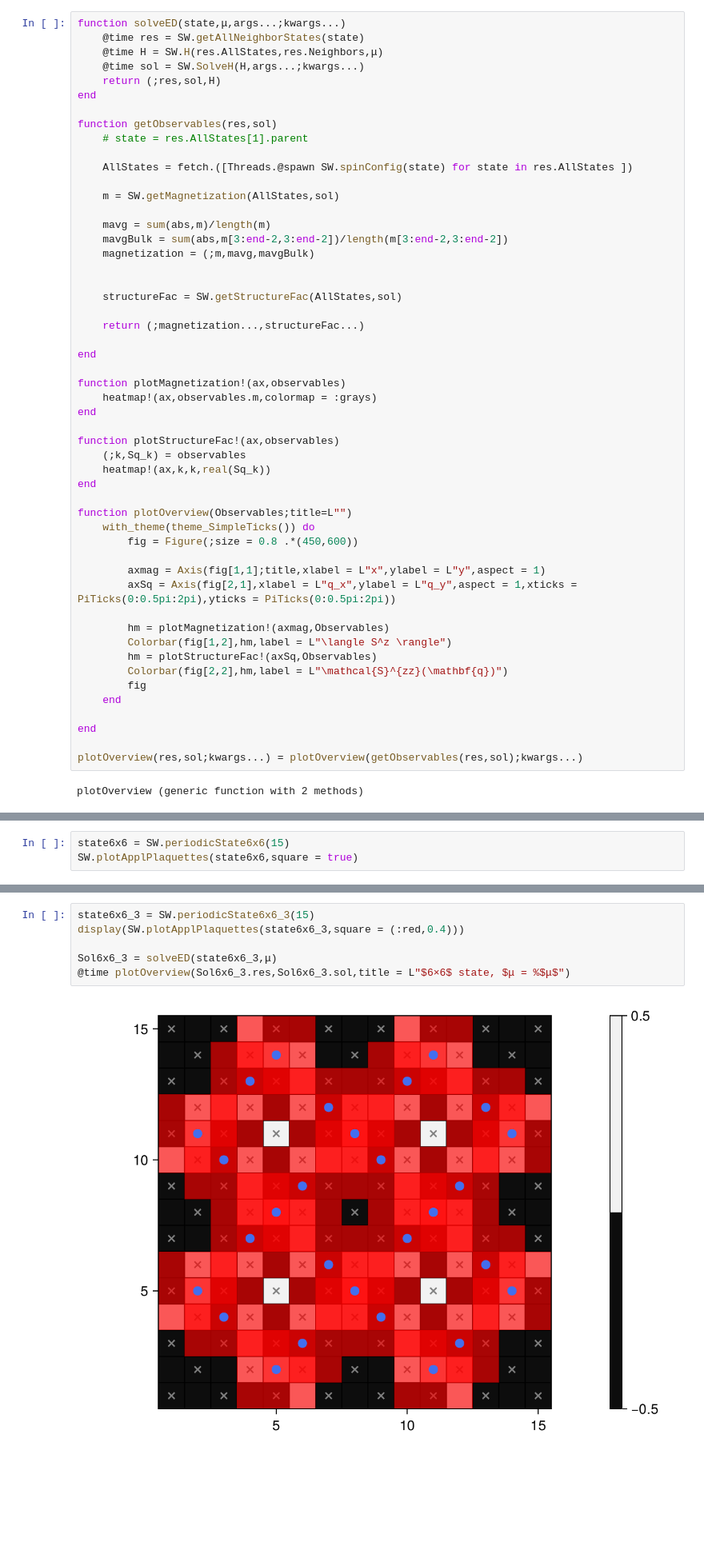
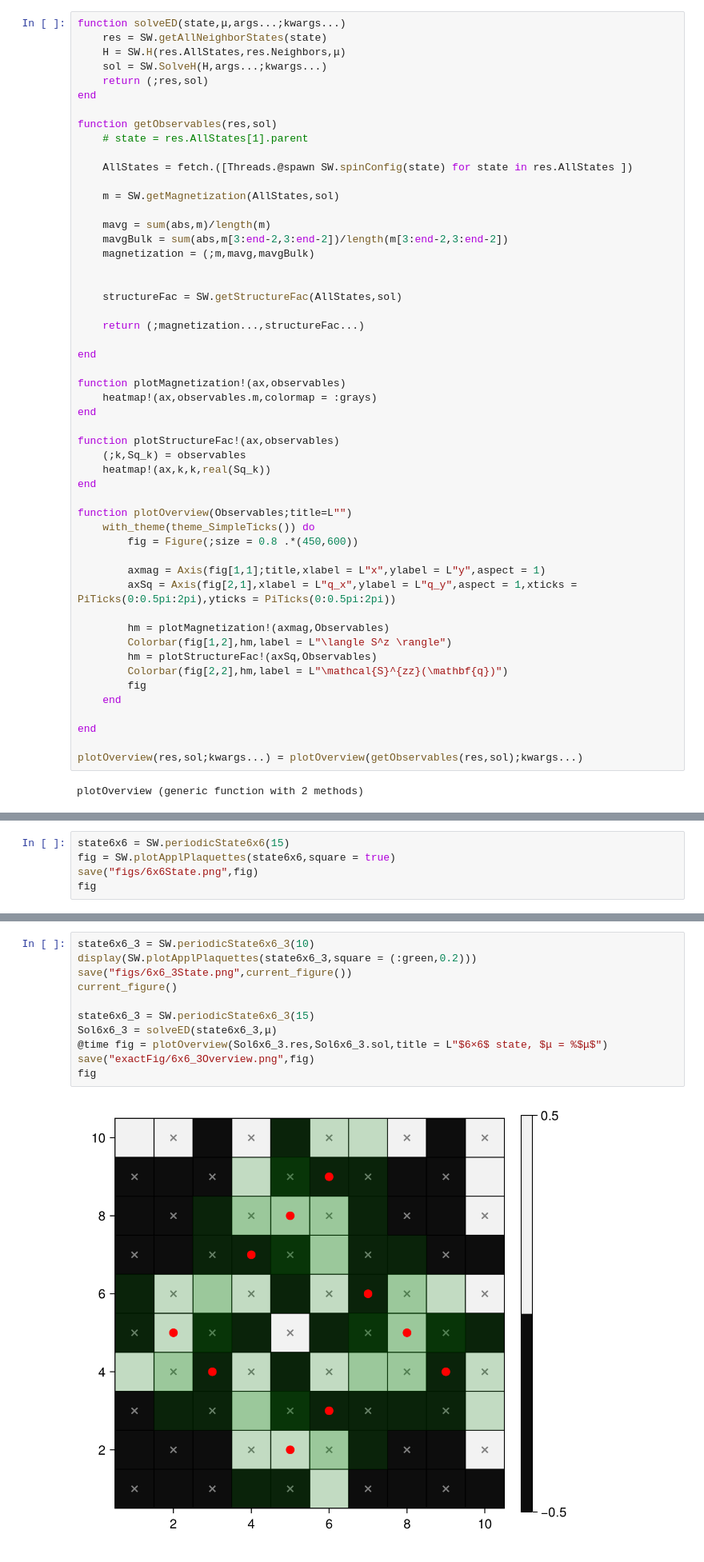
Before and after one commit to NilsNiggemann/SpiderWebModel.jl, a Jupyter notebook: Application/PeriodicStateFluctuations.ipynb, the cells around one changed output, grey strips where cells are left out. Shown at 80% size. Drawn from its saved outputs; the diff is of its cells as text; blank space fills up the shorter version.

```diff
--- a/Application/PeriodicStateFluctuations.ipynb
+++ b/Application/PeriodicStateFluctuations.ipynb
@@ -61,10 +61,10 @@ import SpiderWebModel: getStairCase
   Activating project at `/storage/niggeni/Documents/PMFRG/Projects/SpiderWebModel.jl/Application`
 # %%
 function solveED(state,μ,args...;kwargs...)
-    @time res = SW.getAllNeighborStates(state)
-    @time H = SW.H(res.AllStates,res.Neighbors,μ)
-    @time sol = SW.SolveH(H,args...;kwargs...)
-    return (;res,sol,H)
+    res = SW.getAllNeighborStates(state)
+    H = SW.H(res.AllStates,res.Neighbors,μ)
+    sol = SW.SolveH(H,args...;kwargs...)
+    return (;res,sol)
 end
 
 function getObservables(res,sol)
@@ -141,5 +142,7 @@ Sol5x5 = solveED(SW.periodicState5x5(14),μ)
 Next, we consider a $6\times6$ state, in which the plaquettes overlap slightly.
 # %%
 state6x6 = SW.periodicState6x6(15)
-SW.plotApplPlaquettes(state6x6,square = true)
+fig = SW.plotApplPlaquettes(state6x6,square = true)
+save("figs/6x6State.png",fig)
+fig
 # %% [output]
@@ -155,9 +157,14 @@ Sol6x6 = solveED(SW.periodicState6x6(14),μ)
 [figure]
 # %%
+state6x6_3 = SW.periodicState6x6_3(10)
+display(SW.plotApplPlaquettes(state6x6_3,square = (:green,0.2)))
+save("figs/6x6_3State.png",current_figure())
+current_figure()
+
 state6x6_3 = SW.periodicState6x6_3(15)
-display(SW.plotApplPlaquettes(state6x6_3,square = (:red,0.4)))
-
 Sol6x6_3 = solveED(state6x6_3,μ)
-@time plotOverview(Sol6x6_3.res,Sol6x6_3.sol,title = L"$6×6$ state, $μ = %$μ$")
+@time fig = plotOverview(Sol6x6_3.res,Sol6x6_3.sol,title = L"$6×6$ state, $μ = %$μ$")
+save("exactFig/6x6_3Overview.png",fig)
+fig
 # %% [output]
-[figure, old version]
+[figure, new version]
```
Also changed, not shown: parts of 16 cells of this notebook, 12 other files.
